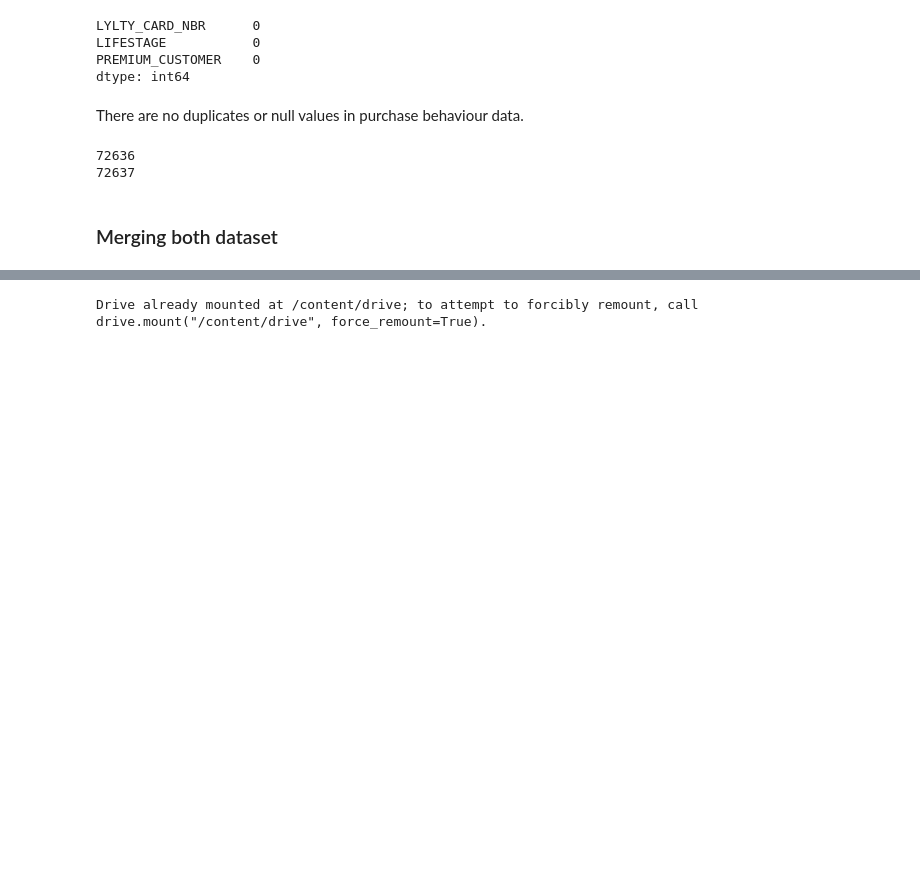
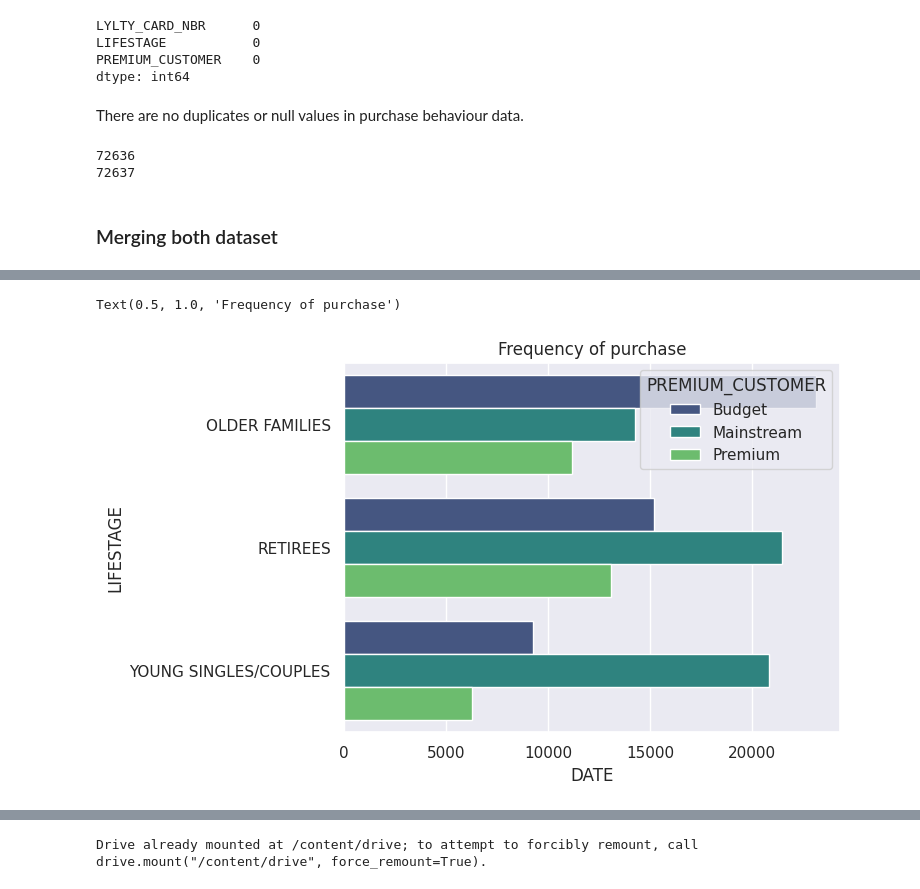
Before and after one commit to sidpatondikar/Quantium-Data-Analytics-Virtual-Experience-Program, a Jupyter notebook: Quantium_Data_Analysis_Task_1.ipynb, the cells around one changed output, grey strips where cells are left out. Drawn from its saved outputs; the diff is of its cells as text; code cells hidden in the pictures; blank space fills up the shorter version.

```diff
--- a/Quantium_Data_Analysis_Task_1.ipynb
+++ b/Quantium_Data_Analysis_Task_1.ipynb
@@ -526,0 +533,12 @@ Text(0.5, 1.0, 'Average chip price per customer segment')
+# %%
+life_date_df = cust_df.groupby(['LIFESTAGE','PREMIUM_CUSTOMER'])['DATE'].count().reset_index()
+
+life_date_df = life_date_df[life_date_df['LIFESTAGE'].isin(['OLDER FAMILIES','YOUNG SINGLES/COUPLES','RETIREES'])]
+
+#Plotting frequency of purchase
+sns.barplot(data=life_date_df, x='DATE',y='LIFESTAGE',hue='PREMIUM_CUSTOMER',palette='viridis')
+
+plt.title('Frequency of purchase')
+# %% [output]
+Text(0.5, 1.0, 'Frequency of purchase')
+[figure, added]
```
Also changed, not shown: parts of 24 cells of this notebook.
